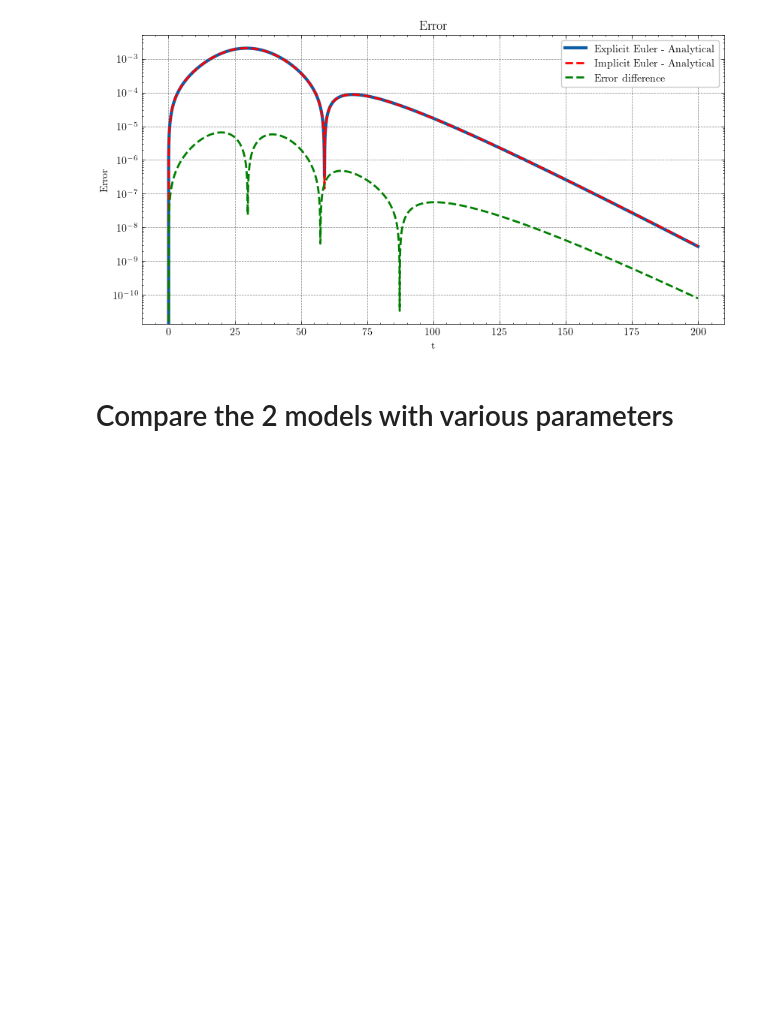
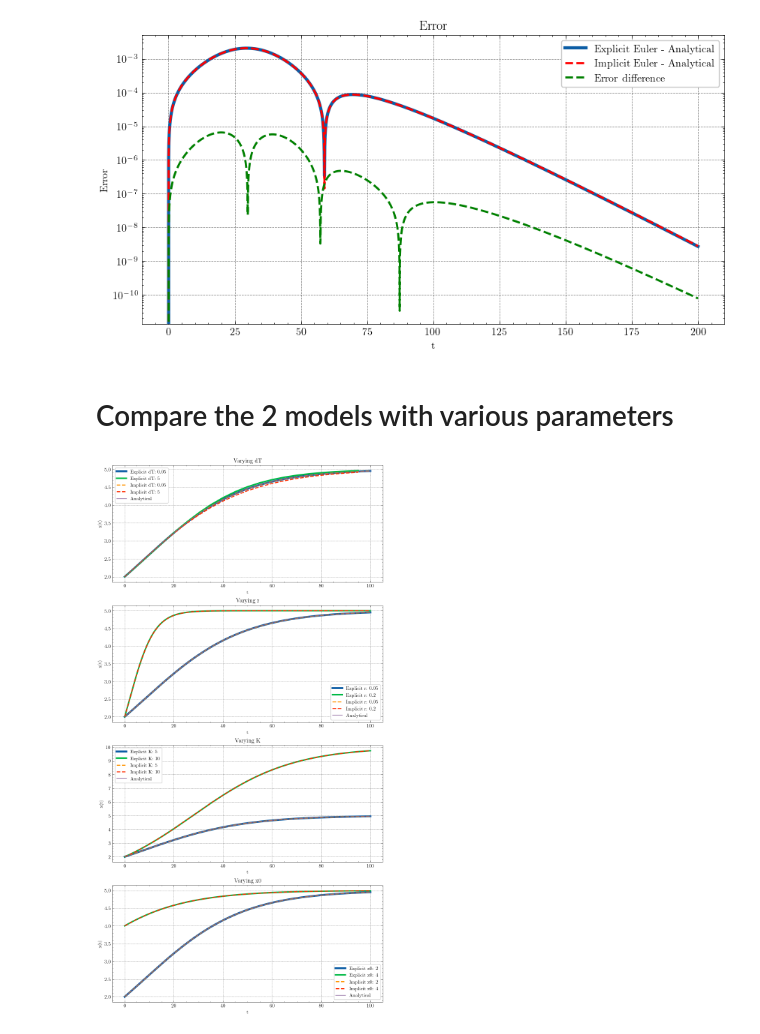
Before and after one commit to FelixWaldschock/Chalmers_FFR120_Simulation_Of_Complex_System, a Jupyter notebook: HW_04/Exercise_14-7.ipynb, the cells around one changed output. Cells and saved outputs as stored; diff of their text form; code cells hidden in the pictures; blank space fills up the shorter version.

```diff
--- a/HW_04/Exercise_14-7.ipynb
+++ b/HW_04/Exercise_14-7.ipynb
@@ -129 +210,53 @@ plt.show()
+# %%
+# plot the solutions
+fig, ax = plt.subplots(4,1, figsize=(10,20))
+
+# plot the varying dT
+ax[0].plot(t_01, xExplicit_01, label='Explicit dT: {dT}'.format(dT=dT_01), linewidth=4)
+ax[0].plot(t_02, xExplicit_02, label='Explicit dT: {dT}'.format(dT=dT_02), linewidth=3)
+ax[0].plot(t_01, xImplicit_01, '--', label='Implicit dT: {dT}'.format(dT=dT_01), linewidth=2)
+ax[0].plot(t_02, xImplicit_02, '--', label='Implicit dT: {dT}'.format(dT=dT_02), linewidth=2)
+ax[0].plot(t_01, xAnalytical_01, label='Analytical', linewidth=1)
+ax[0].set_xlabel('t')
+ax[0].set_ylabel('x(t)')
+ax[0].set_title('Varying dT')
+ax[0].legend()
+
+# plot the varying r
+ax[1].plot(t_1, xExplicit_11, label='Explicit r: {r}'.format(r=r_11), linewidth=4)
+ax[1].plot(t_1, xExplicit_12, label='Explicit r: {r}'.format(r=r_12), linewidth=3)
+ax[1].plot(t_1, xImplicit_11, '--', label='Implicit r: {r}'.format(r=r_11), linewidth=2)
+ax[1].plot(t_1, xImplicit_12, '--', label='Implicit r: {r}'.format(r=r_12), linewidth=2)
+ax[1].plot(t_1, xAnalytical_11, label='Analytical', linewidth=1)
+ax[1].set_xlabel('t')
+ax[1].set_ylabel('x(t)')
+ax[1].set_title('Varying r')
+ax[1].legend()
+
+# plot the varying K
+ax[2].plot(t_2, xExplicit_21, label='Explicit K: {K}'.format(K=K_21), linewidth=4)
+ax[2].plot(t_2, xExplicit_22, label='Explicit K: {K}'.format(K=K_22), linewidth=3)
+ax[2].plot(t_2, xImplicit_21, '--', label='Implicit K: {K}'.format(K=K_21), linewidth=2)
+ax[2].plot(t_2, xImplicit_22, '--', label='Implicit K: {K}'.format(K=K_22), linewidth=2)
+ax[2].plot(t_2, xAnalytical_21, label='Analytical', linewidth=1)
+ax[2].set_xlabel('t')
+ax[2].set_ylabel('x(t)')
+ax[2].set_title('Varying K')
+ax[2].legend()
+
+
+# plot the varying x0
+ax[3].plot(t_3, xExplicit_31, label='Explicit x0: {x0}'.format(x0=x0_31), linewidth=4)
+ax[3].plot(t_3, xExplicit_32, label='Explicit x0: {x0}'.format(x0=x0_32), linewidth=3)
+ax[3].plot(t_3, xImplicit_31, '--', label='Implicit x0: {x0}'.format(x0=x0_31), linewidth=2)
+ax[3].plot(t_3, xImplicit_32, '--', label='Implicit x0: {x0}'.format(x0=x0_32), linewidth=2)
+ax[3].plot(t_3, xAnalytical_31, label='Analytical', linewidth=1)
+ax[3].set_xlabel('t')
+ax[3].set_ylabel('x(t)')
+ax[3].set_title('Varying x0')
+ax[3].legend()
+
+plt.show()
+# %% [output]
+[figure, added]
 # %%
```
Also changed, not shown: parts of 3 cells of this notebook.
